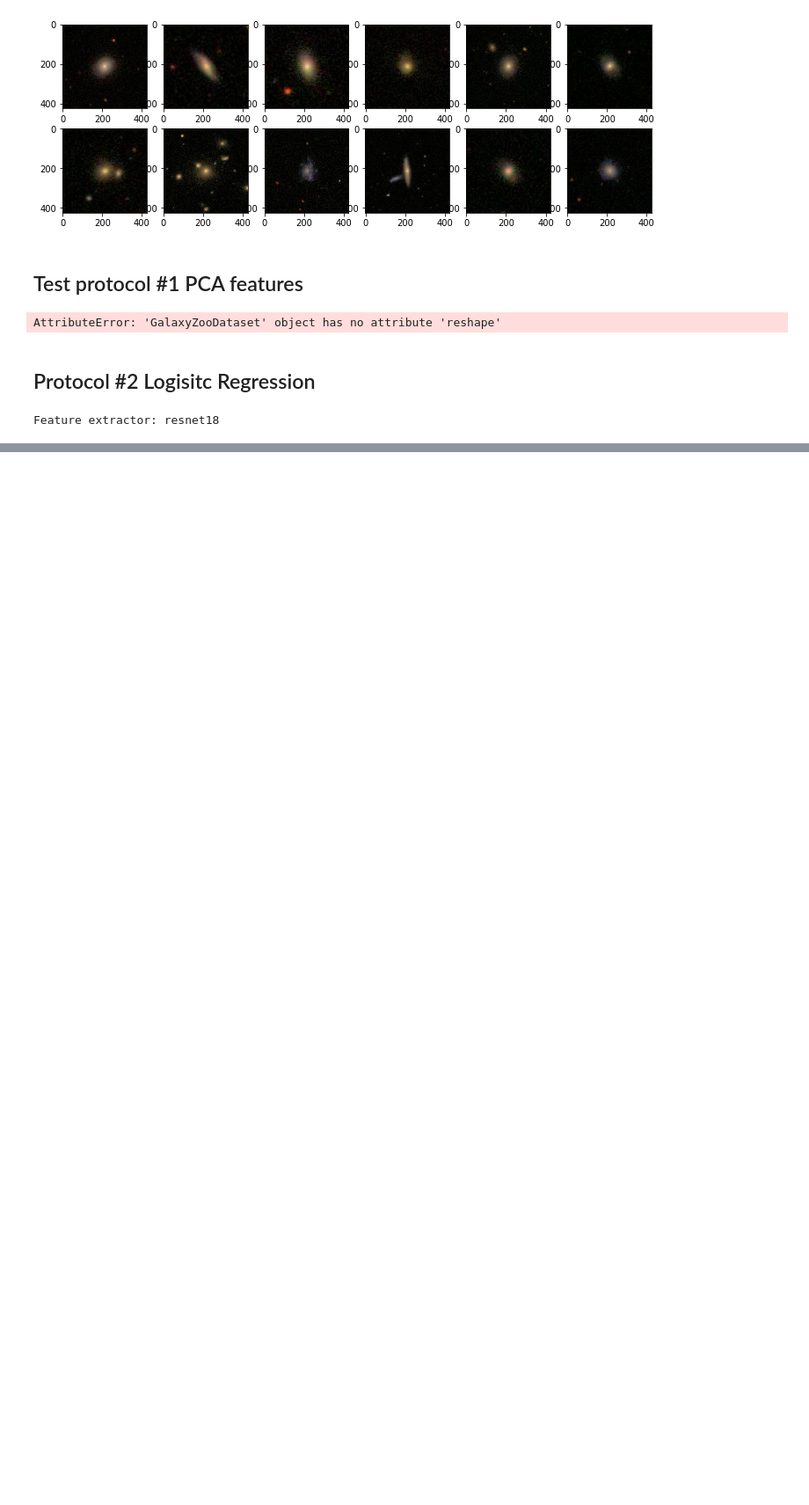
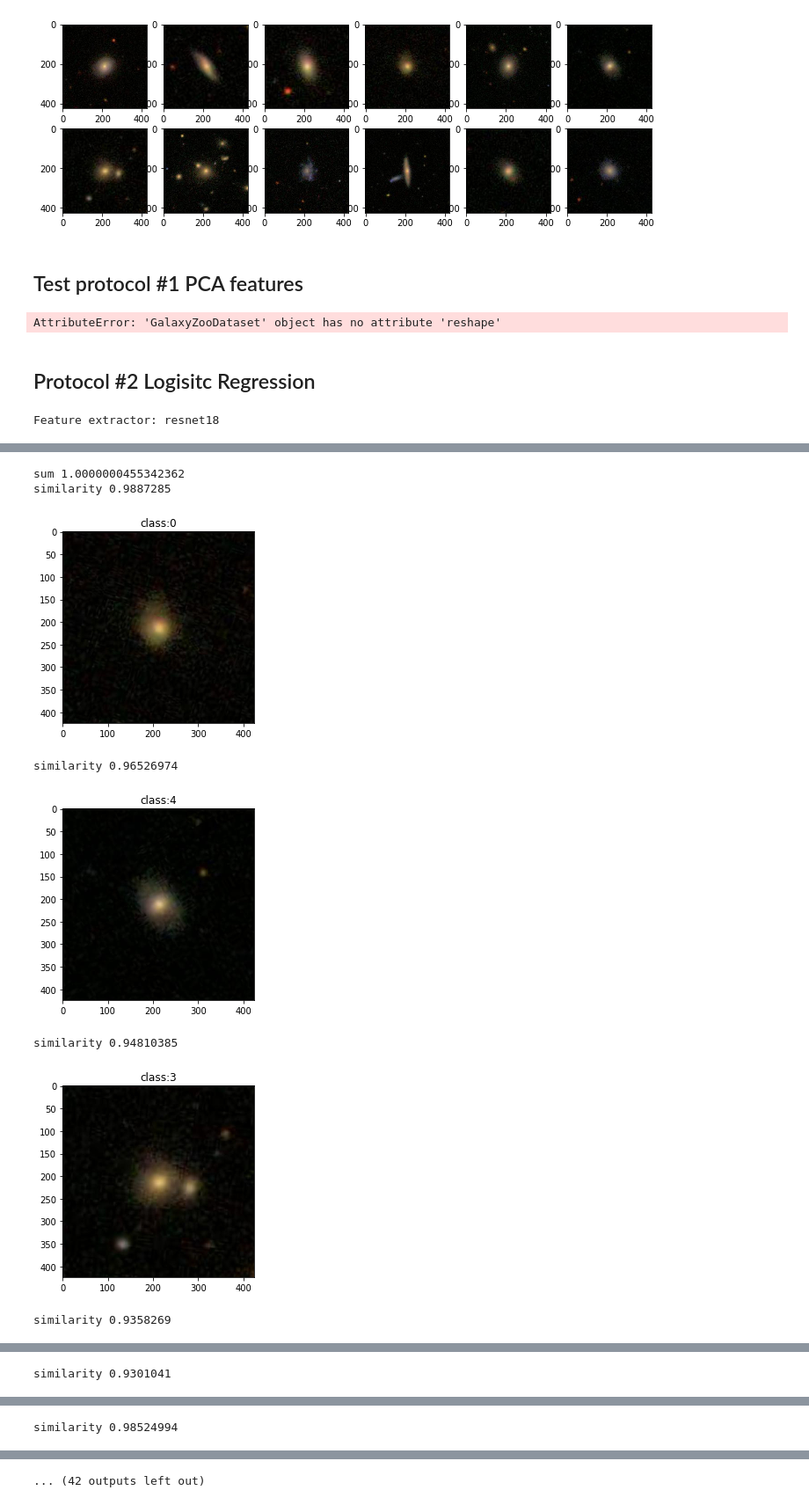
Before and after one commit to joshualin24/SelfSupervisedLearning_PyTorch, a Jupyter notebook: SimCLR/src/feature_eval/linear_feature_eval_galaxy.ipynb, the cells around one changed output, grey strips where cells are left out. Shown at 88% size. Drawn from its saved outputs; the diff is of its cells as text; code cells hidden in the pictures; blank space fills up the shorter version.

Commit message:
similarity

```diff
--- a/SimCLR/src/feature_eval/linear_feature_eval_galaxy.ipynb
+++ b/SimCLR/src/feature_eval/linear_feature_eval_galaxy.ipynb
@@ -293,0 +378,30 @@ plt.show()
+# %%
+ref_idx = 258
+reference = X_train_feature[ref_idx] / np.linalg.norm(X_train_feature[ref_idx])
+
+print("sum", sum(reference**2))
+
+for i, representation in enumerate(X_train_feature):
+    representation = representation / np.linalg.norm(representation)
+    #print("sum", sum(representation**2))
+    similarity = np.dot(reference, representation)
+    #print(similarity)
+    if similarity > 0.9:
+        print('similarity', similarity)
+        sample_image = np.asarray(X_train[i][0])
+        sample_image = np.moveaxis(sample_image, 0, -1)
+
+        plt.imshow(sample_image)
+        plt.title("class:" + str(y_train[i]))
+        plt.show()
+    if i > 100:
+        break
+# %% [output]
+sum 1.0000000455342362
+similarity 0.9887285
+[figure, added]
+similarity 0.96526974
+[figure, added]
+similarity 0.94810385
+[figure, added]
+similarity 0.9358269
@@ -293,0 +409 @@ plt.show()
+similarity 0.9301041
@@ -293,0 +411 @@ plt.show()
+similarity 0.98524994
@@ -293,0 +413 @@ plt.show()
+... (42 outputs left out)
```
Also changed, not shown: parts of 22 cells of this notebook, 2 other files.
